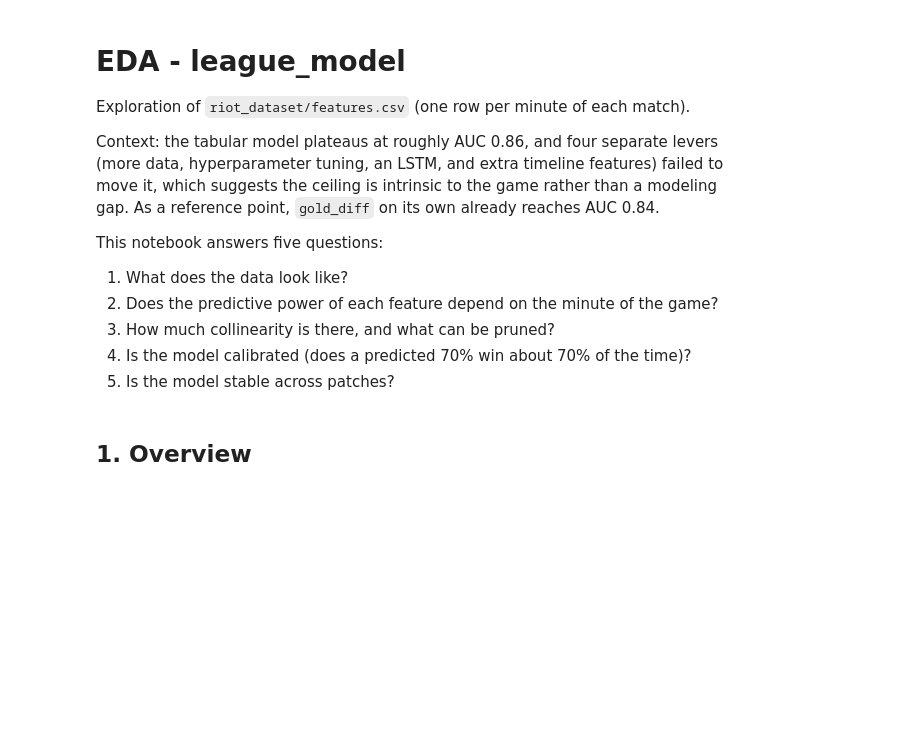
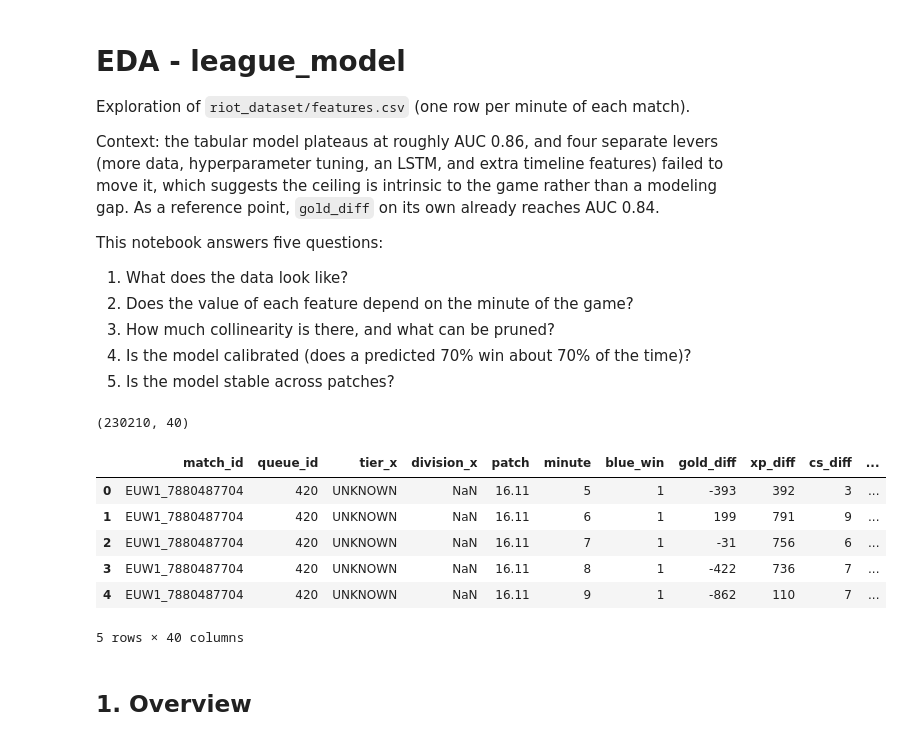
Before and after one commit to pabloChantada/LeaguePredictor, a Jupyter notebook: notebooks/eda.ipynb, the cells around one changed output. Drawn from its saved outputs; the diff is of its cells as text; code cells hidden in the pictures; blank space fills up the shorter version.

```diff
--- a/notebooks/eda.ipynb
+++ b/notebooks/eda.ipynb
@@ -11,22 +11,34 @@ gap. As a reference point, `gold_diff` on its own already reaches AUC 0.84.
 This notebook answers five questions:
 
 1. What does the data look like?
-2. Does the predictive power of each feature depend on the minute of the game?
+2. Does the value of each feature depend on the minute of the game?
 3. How much collinearity is there, and what can be pruned?
 4. Is the model calibrated (does a predicted 70% win about 70% of the time)?
 5. Is the model stable across patches?
 # %%
 import numpy as np
 import pandas as pd
 import matplotlib.pyplot as plt
 from sklearn.metrics import roc_auc_score
 
 pd.set_option('display.width', 140)
 plt.rcParams['figure.figsize'] = (11, 4)
 
 df = pd.read_csv('../riot_dataset/features.csv')
+df_ranks = pd.read_csv('../riot_dataset/match_rank.csv')
+
+df = df.merge(df_ranks, on='match_id', how='left')
 print(df.shape)
 df.head()
+# %% [output]
+(230210, 40)
+|  | match_id | queue_id | tier_x | division_x | patch | minute | blue_win | gold_diff | xp_diff | cs_diff | ... |
+| 0 | EUW1_7880487704 | 420 | UNKNOWN | NaN | 16.11 | 5 | 1 | -393 | 392 | 3 | ... |
+| 1 | EUW1_7880487704 | 420 | UNKNOWN | NaN | 16.11 | 6 | 1 | 199 | 791 | 9 | ... |
+| 2 | EUW1_7880487704 | 420 | UNKNOWN | NaN | 16.11 | 7 | 1 | -31 | 756 | 6 | ... |
+| 3 | EUW1_7880487704 | 420 | UNKNOWN | NaN | 16.11 | 8 | 1 | -422 | 736 | 7 | ... |
+| 4 | EUW1_7880487704 | 420 | UNKNOWN | NaN | 16.11 | 9 | 1 | -862 | 110 | 7 | ... |
+5 rows × 40 columns
 # %% [markdown]
 ## 1. Overview
 # %%
```
Also changed, not shown: parts of 22 cells of this notebook, 19 other files.
